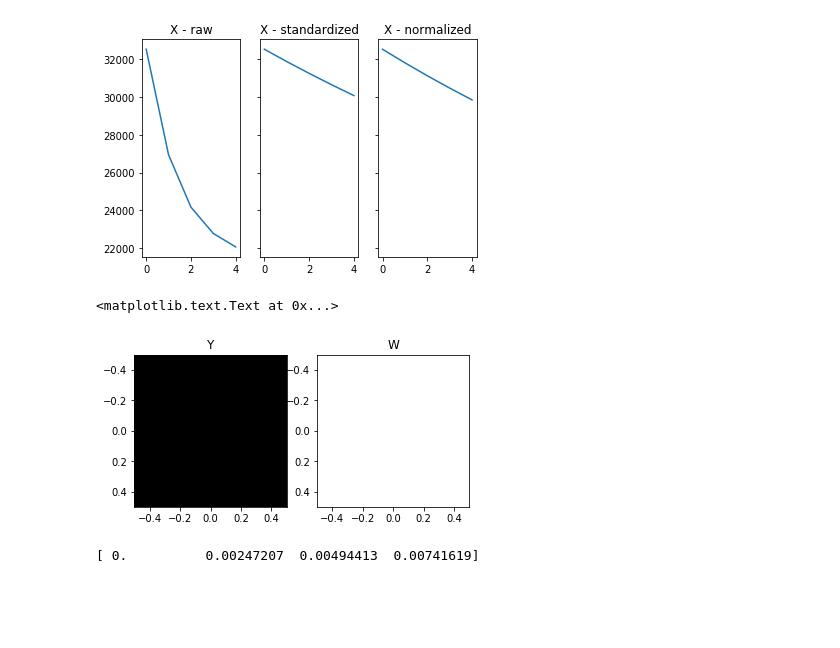
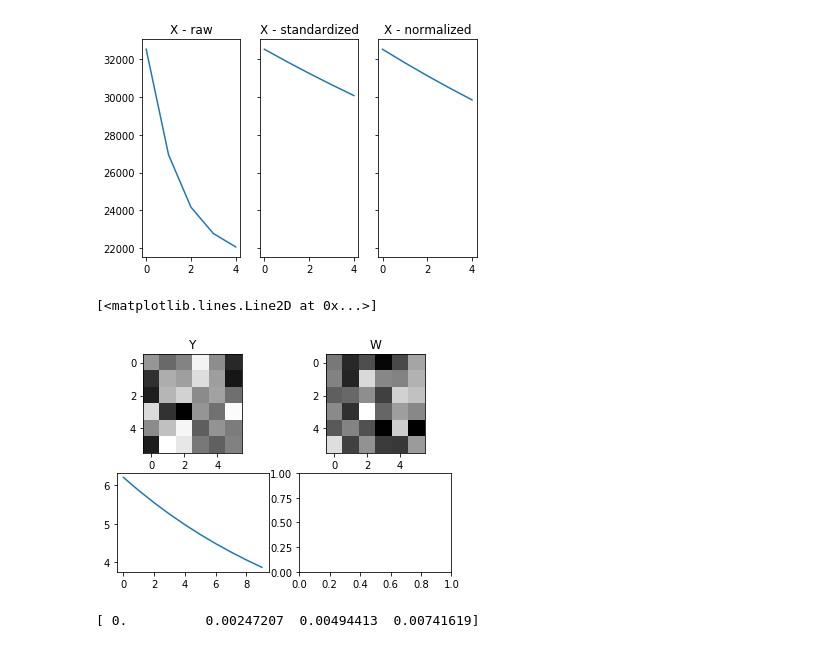
Before and after one commit to formigone/machine-learning-research, a Jupyter notebook: notebooks/visualizing_weights/visualizing_weights.ipynb, the cells around one changed output. Cells and saved outputs as stored; diff of their text form; code cells hidden in the pictures; blank space fills up the shorter version.

```diff
--- a/notebooks/visualizing_weights/visualizing_weights.ipynb
+++ b/notebooks/visualizing_weights/visualizing_weights.ipynb
@@ -10,7 +10,7 @@ class Model(object):
 
 class LinearModel(Model):
     def __init__(self, x_shape, y_shape, model_dir=None, learning_rate=0.01):
-        self.W = tf.Variable(np.zeros((1, x_shape[1])), dtype=tf.float32, name='W')
+        self.W = tf.Variable(np.random.random([1, x_shape[1]]), dtype=tf.float32, name='W')
         self.b = tf.Variable([0], dtype=tf.float32, name='b')
 
         self.x = tf.placeholder(tf.float32, shape=x_shape, name='x')
@@ -108,24 +108,28 @@ plt.show()
 # %% [output]
 [figure]
 # %%
-n = 1
+n = 6
 x = np.zeros((n**2, n**2))
 np.fill_diagonal(x, 1)
-y = np.array([i / 10 for i in range(x.shape[0])]).reshape((x.shape[0], 1))
-model = LinearModel((None, x.shape[1]), (None, Y.shape[1]), None)
-out = model.train(x, y, steps=3)
+y = np.random.random([n**2, 1])
+model = LinearModel((None, x.shape[1]), (None, y.shape[1]), None, learning_rate=0.001)
+out = model.train(x, y, steps=10)
 
-_, (ax1, ax2) = plt.subplots(1, 2)
+# print(out)
 
-w = np.array(out['W'])
-w = (w - np.min(w)) / (np.max(x) - np.min(x))
+_, ((ax1, ax2), (ax3, _)) = plt.subplots(2, 2)
+
+w = np.array(out['W']).reshape((n, n))
+# w = (w - np.min(w)) / (np.max(x) - np.min(x))
 ax1.imshow(y.reshape((n, n)), cmap='gray')
 ax1.set_title('Y')
-ax2.imshow(w.reshape((n, n)), cmap='gray')
+ax2.imshow(w, cmap='gray')
 ax2.set_title('W')
+
+ax3.plot(out['loss'])
 # %% [output]
-<matplotlib.text.Text at 0x...>
+[<matplotlib.lines.Line2D at 0x...>]
-[figure, old version]
+[figure, new version]
 # %%
 w = np.array([-0.00060266,  0.00186941,  0.00434147,  0.00681353])
 w = (w - np.min(w)) / (np.max(x) - np.min(x))
```
Also changed, not shown: parts of 1 cell of this notebook, 1 other file.
